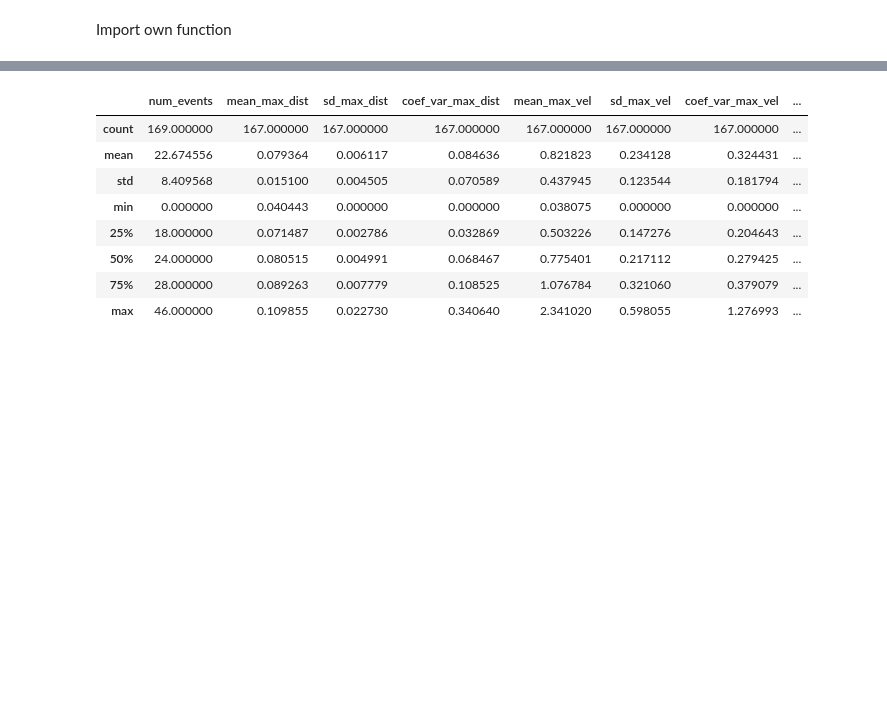
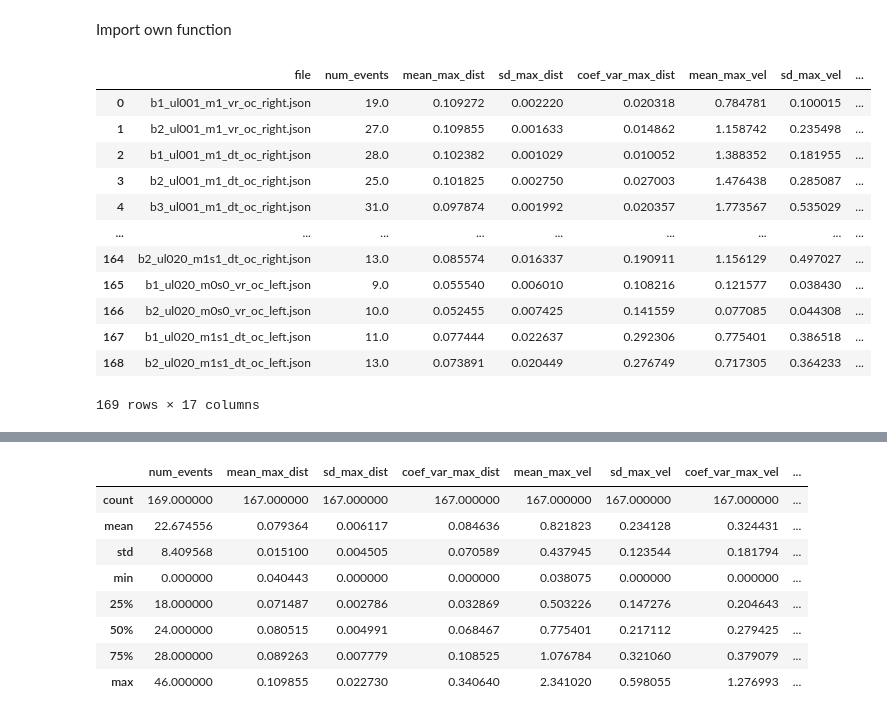
Before and after one commit to jgvhabets/ultraleap_analysis, a Jupyter notebook: code/notebooks/ul_predictions.ipynb, the cells around one changed output, grey strips where cells are left out. Cells and saved outputs as stored; diff of their text form; code cells hidden in the pictures; blank space fills up the shorter version.

```diff
--- a/code/notebooks/ul_predictions.ipynb
+++ b/code/notebooks/ul_predictions.ipynb
@@ -88,6 +88,22 @@ df_fts_path = os.path.join(repo_path,
                             'features.csv'
                             )
 df_fts = pd.read_csv(df_fts_path, index_col=0)
+# %%
+df_fts
+# %% [output]
+|  | file | num_events | mean_max_dist | sd_max_dist | coef_var_max_dist | mean_max_vel | sd_max_vel | ... |
+| 0 | b1_ul001_m1_vr_oc_right.json | 19.0 | 0.109272 | 0.002220 | 0.020318 | 0.784781 | 0.100015 | ... |
+| 1 | b2_ul001_m1_vr_oc_right.json | 27.0 | 0.109855 | 0.001633 | 0.014862 | 1.158742 | 0.235498 | ... |
+| 2 | b1_ul001_m1_dt_oc_right.json | 28.0 | 0.102382 | 0.001029 | 0.010052 | 1.388352 | 0.181955 | ... |
+| 3 | b2_ul001_m1_dt_oc_right.json | 25.0 | 0.101825 | 0.002750 | 0.027003 | 1.476438 | 0.285087 | ... |
+| 4 | b3_ul001_m1_dt_oc_right.json | 31.0 | 0.097874 | 0.001992 | 0.020357 | 1.773567 | 0.535029 | ... |
+| ... | ... | ... | ... | ... | ... | ... | ... | ... |
+| 164 | b2_ul020_m1s1_dt_oc_right.json | 13.0 | 0.085574 | 0.016337 | 0.190911 | 1.156129 | 0.497027 | ... |
+| 165 | b1_ul020_m0s0_vr_oc_left.json | 9.0 | 0.055540 | 0.006010 | 0.108216 | 0.121577 | 0.038430 | ... |
+| 166 | b2_ul020_m0s0_vr_oc_left.json | 10.0 | 0.052455 | 0.007425 | 0.141559 | 0.077085 | 0.044308 | ... |
+| 167 | b1_ul020_m1s1_dt_oc_left.json | 11.0 | 0.077444 | 0.022637 | 0.292306 | 0.775401 | 0.386518 | ... |
+| 168 | b2_ul020_m1s1_dt_oc_left.json | 13.0 | 0.073891 | 0.020449 | 0.276749 | 0.717305 | 0.364233 | ... |
+169 rows × 17 columns
 # %%
 ls_file = df_fts['file'].to_list()
 ls_scores = []
```
Also changed, not shown: parts of 1 cell of this notebook, 3 other files.
